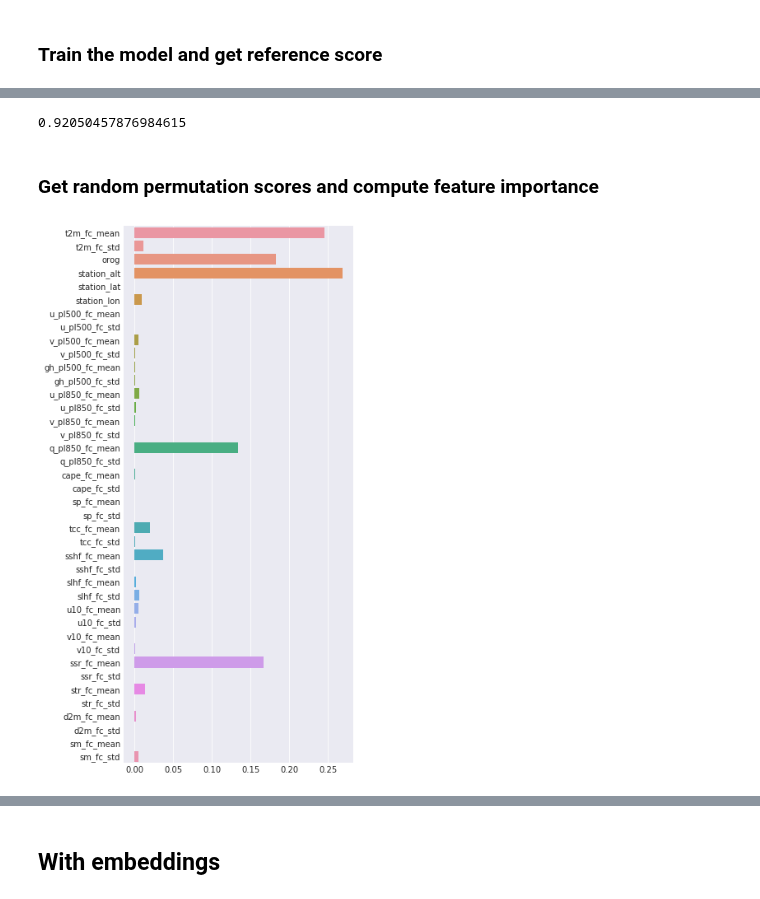
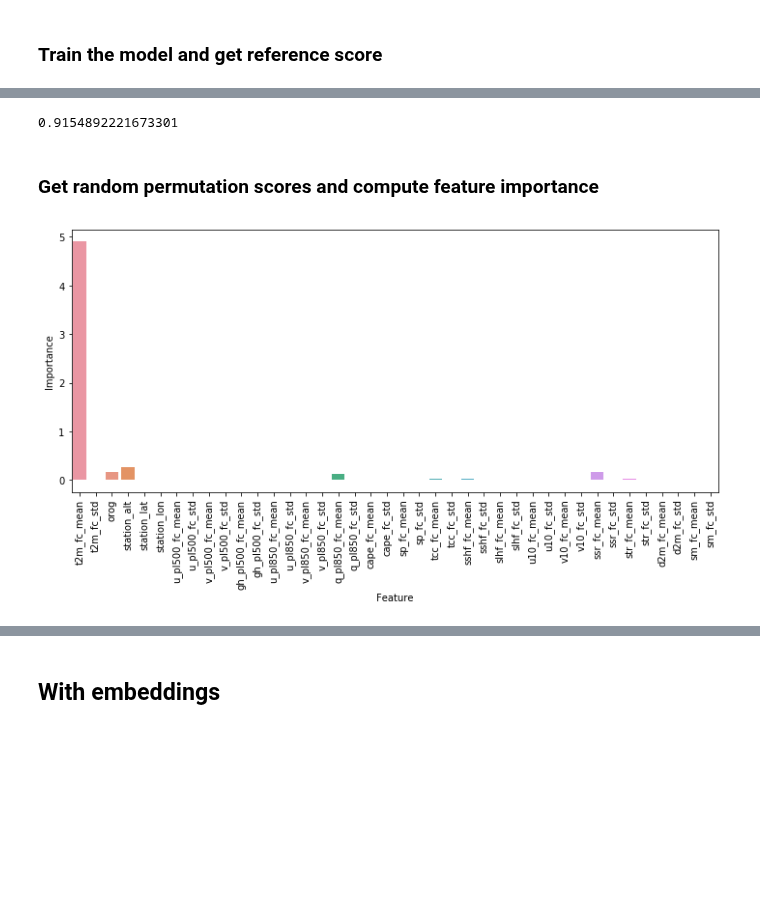
Before and after one commit to slerch/ppnn, a Jupyter notebook: nn_postprocessing/notebooks/feature_importance.ipynb, the cells around one changed output, grey strips where cells are left out. Cells and saved outputs as stored; diff of their text form; code cells hidden in the pictures; blank space fills up the shorter version.

Commit message:
Worked on feature importance figure

```diff
--- a/nn_postprocessing/notebooks/feature_importance.ipynb
+++ b/nn_postprocessing/notebooks/feature_importance.ipynb
@@ -75,8 +49,3 @@ def avg_score(m, n, x_trn, y_trn, x_test, y_test, **kwargs):
 # %%
-trn_scores, test_scores = avg_score(
-    aux_fc_model, 5,
-    aux_train_set.features, aux_train_set.targets,
-    aux_test_set.features, aux_test_set.targets,
-    epochs=50, batch_size=1024, verbose=0,
-)
+fc_aux.fit(aux_train_set.features, aux_train_set.targets, 1024, 30, verbose=0)
 # %% [output]
@@ -102,9 +53,8 @@ np.mean(test_scores), np.std(test_scores)
 # %%
 # Get the reference score from the last model we trained
-# For feature importance small differences are not that crucial
-ref_score = aux_fc_model.evaluate(aux_test_set.features, aux_test_set.targets, 4096, 0); ref_score
+ref_score = fc_aux.evaluate(aux_test_set.features, aux_test_set.targets, 4096, 0); ref_score
 # %% [output]
-0.92050457876984615
+0.9154892221673301
 # %% [markdown]
 ### Get random permutation scores and compute feature importance
 # %%
@@ -116,4 +66,7 @@ def eval_shuf(m, idx, emb=False):
 # %%
 def perm_imp(m):
     scores = [eval_shuf(m, i) for i in range(len(aux_test_set.feature_names))]
-    return np.array(scores) - ref_score
+    fimp = np.array(scores) - ref_score
+    df = pd.DataFrame(columns=['Feature', 'Importance'])
+    df['Feature'] = aux_test_set.feature_names; df['Importance'] = fimp
+    return df
@@ -122,8 +73,8 @@ fimp = perm_imp(aux_fc_model)
+# %%
+fimp_fc_aux = perm_imp(fc_aux)
 # %%
-fimp_tmp = fimp.copy(); fimp_tmp[0] /= 20
-with plt.style.context(('seaborn-darkgrid')):
-    fig, ax = plt.subplots(figsize=(5, 12))
-    sns.barplot(x=fimp_tmp, y=aux_test_set.feature_names, ax=ax)
-    #plt.xticks(rotation=90);
+fig, ax = plt.subplots(figsize=(12, 5))
+sns.barplot(data=fimp_fc_aux, y='Importance', x='Feature', ax=ax)
+plt.xticks(rotation=90);
 # %% [output]
-[figure, old version]
+[figure, new version]
```
Also changed, not shown: parts of 68 cells of this notebook, 2 other files.
